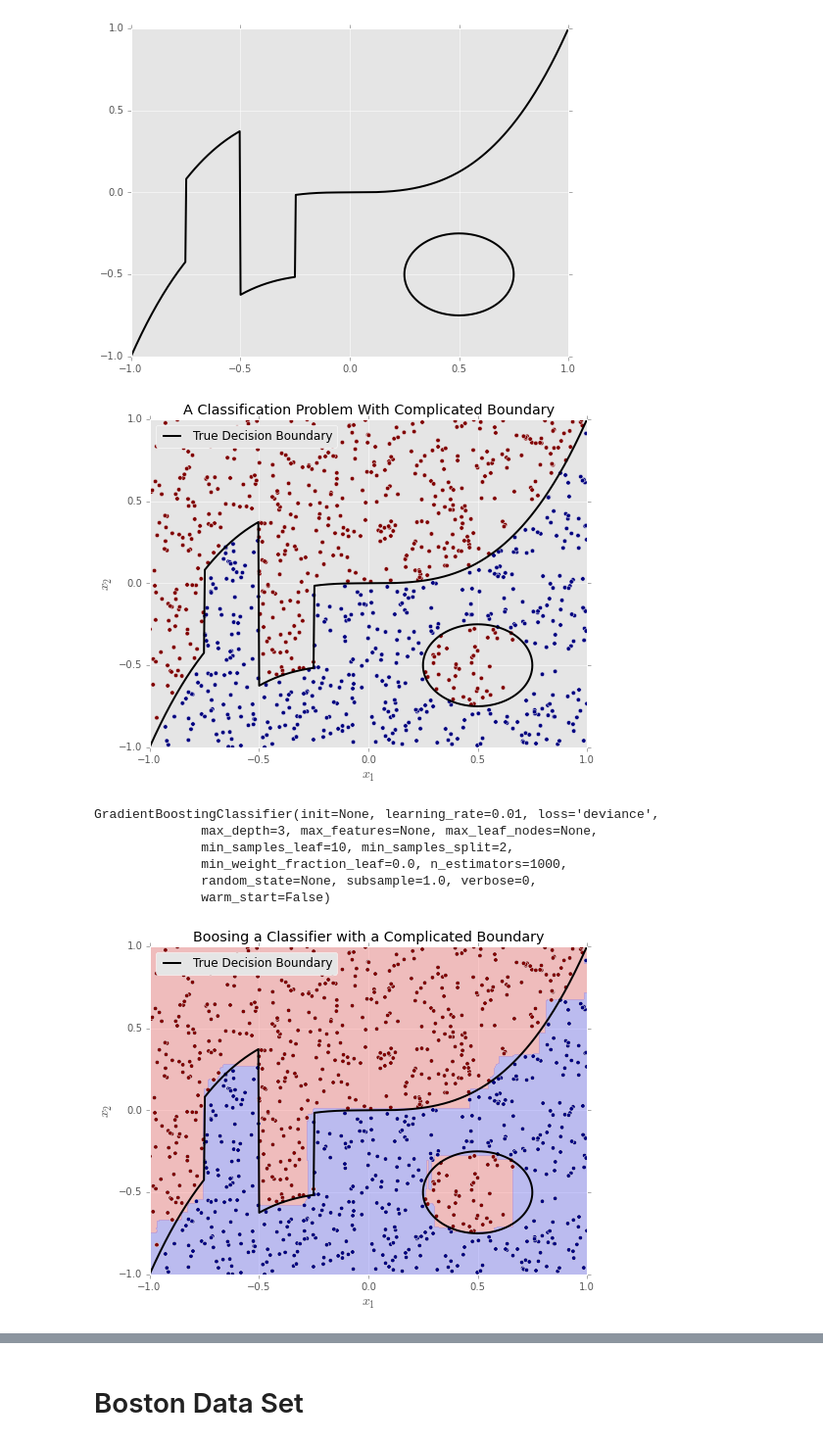
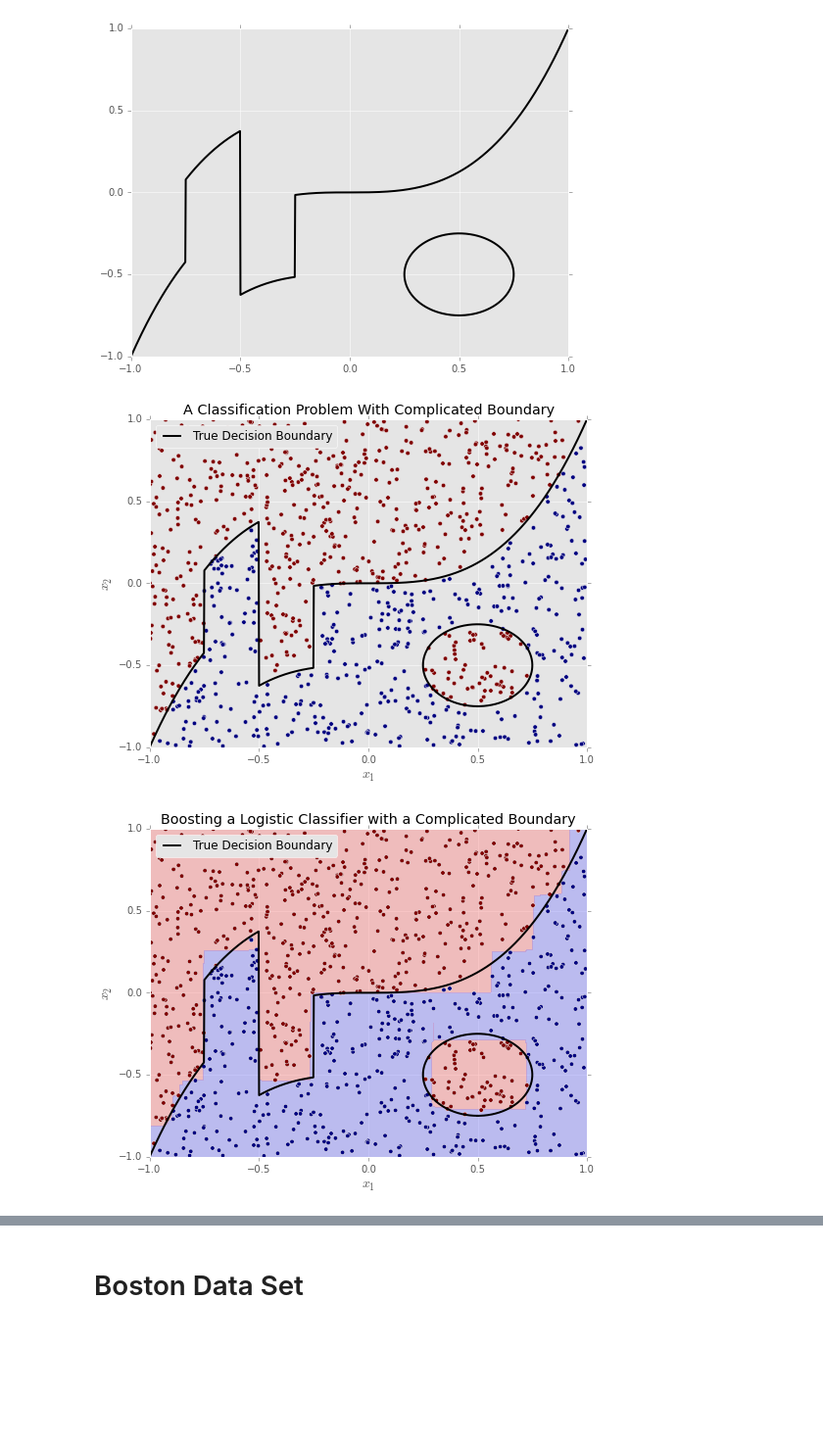
Before and after one commit to madrury/boosting-presentation, a Jupyter notebook: Boosting-Presentation-Galvanize.ipynb, the cells around one changed output, grey strips where cells are left out. Shown at 98% size. Saved outputs shown, nothing was run; the diff lists cells and outputs as text; code cells hidden in the pictures; blank space fills up the shorter version.

```diff
--- a/Boosting-Presentation-Galvanize.ipynb
+++ b/Boosting-Presentation-Galvanize.ipynb
@@ -199,7 +203,7 @@ plot_classification_boundary()
 [figure]
 # %%
 N = 1000
-N_ESTIMATORS = 1000
+N_ESTIMATORS = 500
 # %%
 is_above_cubic = lambda x, y: cubic_boundary(x)[1] < y
 is_inside_circle = lambda x, y: (x - 0.5)**2 + (y + 0.5)**2 < 0.25**2
@@ -208,6 +212,8 @@ is_positive_class = lambda x, y: np.logical_or(is_above_cubic(x, y), is_inside_c
 xs = rand.uniform(-1, 1, N)
 ys = rand.uniform(-1, 1, N)
 label = is_positive_class(xs, ys)
+
+X = np.vstack([xs, ys]).T
 
 def plot_data():
     plt.scatter(xs, ys, c=label, marker='o')
@@ -220,36 +226,27 @@ plt.legend(loc="upper left")
 
 plt.savefig('plots/classification-boundary-with-data.png', bbox_inches='tight')
 # %% [output]
-[figure, old version]
+[figure, new version]
-# %%
-X = np.vstack([xs, ys]).T
-
-model = GradientBoostingClassifier(learning_rate=0.01, n_estimators=N_ESTIMATORS, min_samples_leaf=10)
-model.fit(X, label)
-# %% [output]
-GradientBoostingClassifier(init=None, learning_rate=0.01, loss='deviance',
-              max_depth=3, max_features=None, max_leaf_nodes=None,
-              min_samples_leaf=10, min_samples_split=2,
-              min_weight_fraction_leaf=0.0, n_estimators=1000,
-              random_state=None, subsample=1.0, verbose=0,
-              warm_start=False)
 # %%
+model = GradientBoostingClassifier(learning_rate=0.01, n_estimators=N_ESTIMATORS, min_samples_leaf=10)
+model.fit(X, label)
+
 gx = np.linspace(-1, 1, 200)
 gy = np.linspace(-1, 1, 200)
 meshx, meshy = np.meshgrid(gx, gy)
 grid = np.vstack([meshx.flatten(), meshy.flatten()]).T
 
 p_hat = model.predict_proba(grid)[:, 0].flatten()
 plt.contourf(meshx, meshy, p_hat.reshape(meshx.shape),
              levels=np.linspace(0, 1, 3),
              alpha=0.4, cmap=plt.cm.bwr_r,
              label="Fit Decision Boundary")
 plot_data()
 plot_classification_boundary()
 plt.xlabel('$x_1$', fontsize=14); plt.ylabel('$x_2$', fontsize=14)
-plt.title("Boosing a Classifier with a Complicated Boundary")
+plt.title("Boosting a Logistic Classifier with a Complicated Boundary")
 plt.legend(loc="upper left")
 
 plt.savefig('plots/classification-boundary-with-booster.png', bbox_inches='tight')
 # %% [output]
-[figure, old version]
+[figure, new version]
```
Also changed, not shown: parts of 20 cells of this notebook, 20 other files.
